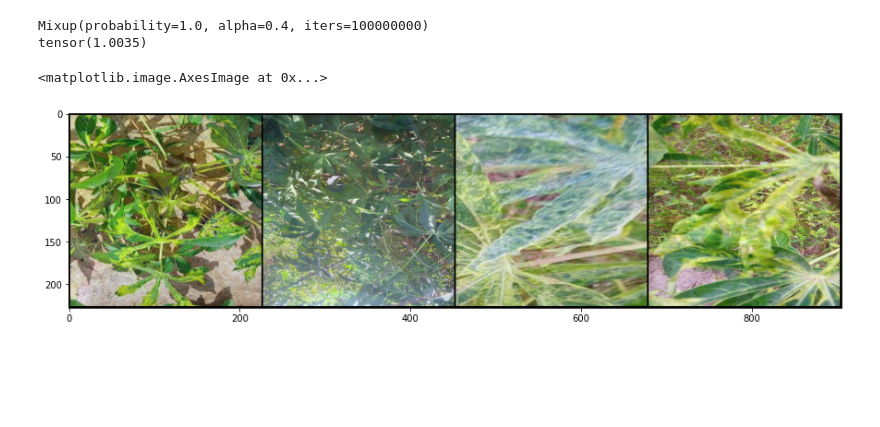
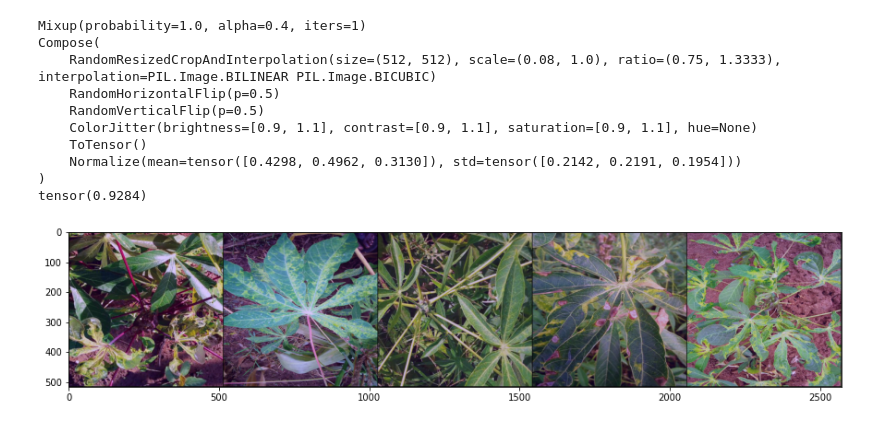
Before and after one commit to benihime91/leaf-disease-classification-kaggle, a Jupyter notebook: nbs/01_mixmethods.ipynb, the cells around one changed output. Drawn from its saved outputs; the diff is of its cells as text; code cells hidden in the pictures; blank space fills up the shorter version.

```diff
--- a/nbs/01_mixmethods.ipynb
+++ b/nbs/01_mixmethods.ipynb
@@ -29,0 +28,4 @@ def test_func(func, model=None):
+# %%
+# export
+logger = logging.getLogger(__name__)
+logger.setLevel(logging.INFO)
@@ -30,3 +56,18 @@ def test_func(func, model=None):
+# %%
+df = load_dataset(
+    pth=cfg.general.csv_path,
+    im_dir=cfg.general.image_dir,
+    curr_fold=cfg.datamodule.curr_fold,
+)
+
+ds = FancyImageDataset(dataframe=df, cfg=cfg)
+dl = DataLoader(ds, batch_size=cfg.datamodule.bs,)
+
+
+def test_func(func, model=None):
+    batch = next(iter(dl))
+    x, y = batch
+    return func(x, y, model)
 # %%
 # export
 # from : https://github.com/fastai/fastai/blob/493023513ddd5157647bd10e9cebbbbdc043474c/fastai/layers.py#L582
@@ -80,6 +121,8 @@ class Mixup:
         if self.curr_step < self.steps:
             xb = self.call(xb=xb, yb=yb, model=model)
         else:
+            if self.curr_step == self.steps:
+                logger.info(f"Threshold steps reached, stopping {self.__str__()}")
             self.yb1 = yb
             self.is_active = False
 
@@ -114,7 +157,13 @@ class Mixup:
             with NoneReduce(self.old_lf) as lf:
                 loss = torch.lerp(lf(pred, self.yb2), lf(pred, self.yb1), self.lam)
 
-            loss = loss.mean() if reduction == "mean" else loss.sum() if reduction == "sum" else loss
+            loss = (
+                loss.mean()
+                if reduction == "mean"
+                else loss.sum()
+                if reduction == "sum"
+                else loss
+            )
 
         if not self.is_active:
             loss = self.old_lf(pred, self.yb1)
@@ -122,21 +171,29 @@ class Mixup:
         return loss
 # %%
 lf = torch.nn.CrossEntropyLoss()
-mx = Mixup(0.4, conf_prob=1.0)
+mx = Mixup(0.4, conf_prob=1.0, steps=1)
 print(mx)
 
 im = test_func(mx)
-grid = make_grid(im[:4], normalize=True).permute(1, 2, 0).data.numpy()
+grid = make_grid(im[:6], normalize=True).permute(1, 2, 0).data.numpy()
 
 pred = F.one_hot(mx.yb1, len(idx2lbl)).float()
 loss = mx.loss(lf, pred)
 
+print(dl.dataset.curr_tfms)
 print(loss)
 
 plt.figure(figsize=(15, 15))
-plt.imshow(grid)
+plt.imshow(grid);
 # %% [output]
-Mixup(probability=1.0, alpha=0.4, iters=100000000)
-tensor(1.0035)
+Mixup(probability=1.0, alpha=0.4, iters=1)
+Compose(
+    RandomResizedCropAndInterpolation(size=(512, 512), scale=(0.08, 1.0), ratio=(0.75, 1.3333), interpolation=PIL.Image.BILINEAR PIL.Image.BICUBIC)
+    RandomHorizontalFlip(p=0.5)
+    RandomVerticalFlip(p=0.5)
+    ColorJitter(brightness=[0.9, 1.1], contrast=[0.9, 1.1], saturation=[0.9, 1.1], hue=None)
+    ToTensor()
+    Normalize(mean=tensor([0.4298, 0.4962, 0.3130]), std=tensor([0.2142, 0.2191, 0.1954]))
+)
+tensor(0.9284)
-<matplotlib.image.AxesImage at 0x...>
-[figure, old version]
+[figure, new version]
```
Also changed, not shown: parts of 14 cells of this notebook, 24 other files.
